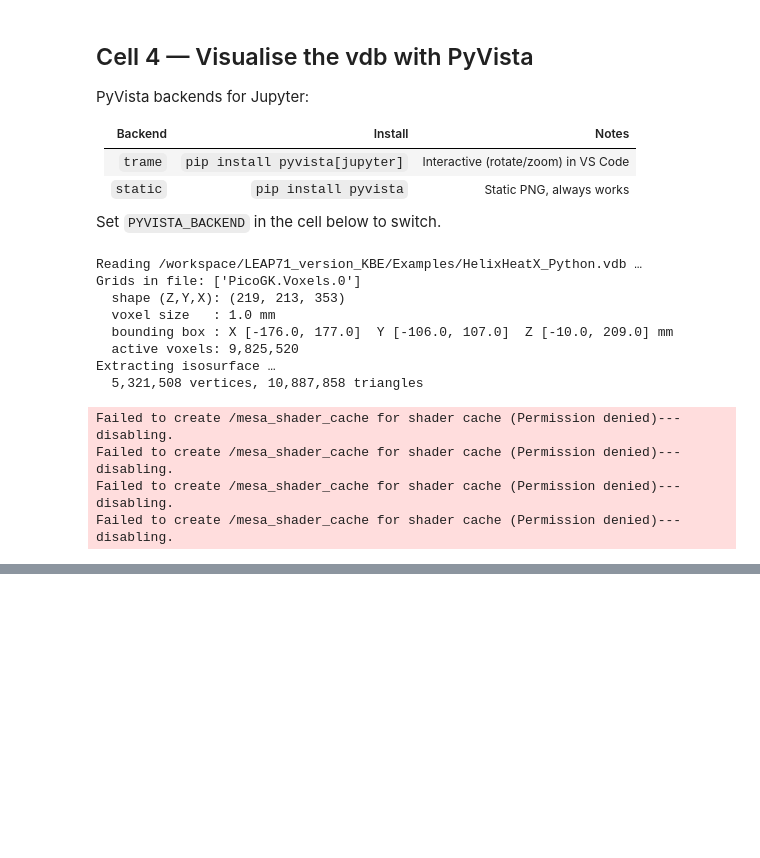
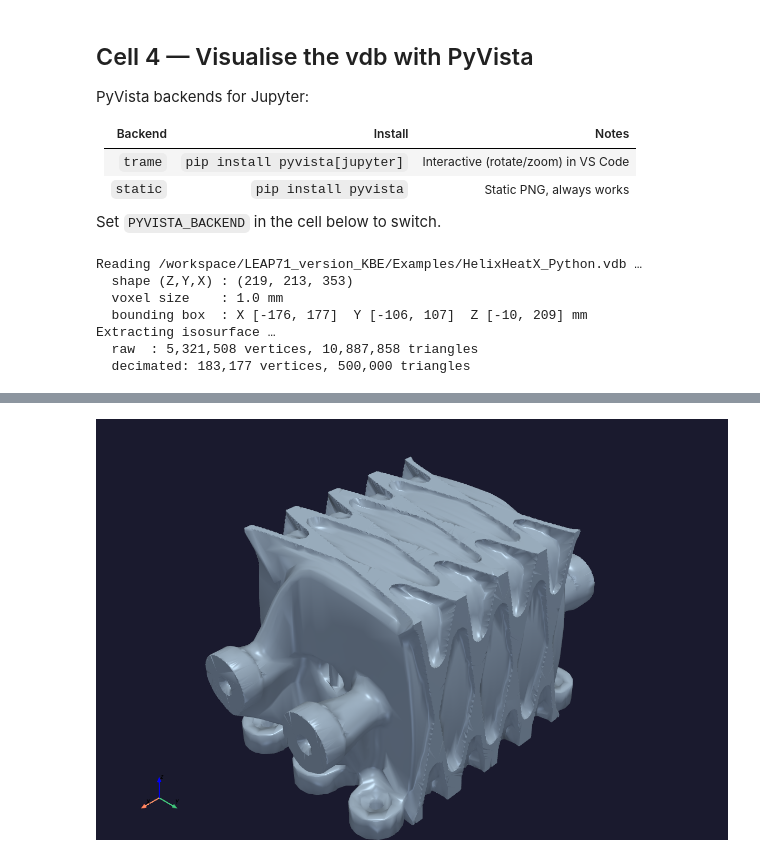
Before and after one commit to HuiLucas/LEAP71_version_KBE, a Jupyter notebook: notebooks/HelixHeatX_Python.ipynb, the cells around one changed output, grey strips where cells are left out. Drawn from its saved outputs; the diff is of its cells as text; code cells hidden in the pictures; blank space fills up the shorter version.

Commit message:
made vdb plot work

```diff
--- a/notebooks/HelixHeatX_Python.ipynb
+++ b/notebooks/HelixHeatX_Python.ipynb
@@ -910,9 +910,11 @@ except ModuleNotFoundError as exc:
         "pyvista not found — install with:  pip install 'pyvista[jupyter]'"
     ) from exc
 
-import sys
+import os, sys
 import numpy as np
-from pathlib import Path
+
+# Suppress Mesa shader-cache permission noise
+os.environ['MESA_SHADER_CACHE_DISABLE'] = '1'
 
 # ── make vdb_numpy importable ──────────────────────────────────────────────
 VDB_READER_DIR = REPO_ROOT / 'vdb_reader'
@@ -928,11 +930,11 @@ except ImportError as exc:
         f"  cd {VDB_READER_DIR} && python setup.py build_ext --inplace"
     ) from exc
 
+# 'static'  → offline PNG embedded in the cell (always works, no WebGL needed)
+# 'trame'   → interactive rotate/zoom (requires working WebGL in VS Code webview)
+PYVISTA_BACKEND = 'static'
+pv.set_jupyter_backend(PYVISTA_BACKEND)
 pv.global_theme.allow_empty_mesh = True
-
-# 'trame' → interactive rotate/zoom in VS Code/Jupyter; 'static' → plain PNG
-PYVISTA_BACKEND = 'trame'
-pv.set_jupyter_backend(PYVISTA_BACKEND)
 
 if not vdb_PATH.exists():
     raise FileNotFoundError(
@@ -941,60 +943,56 @@ if not vdb_PATH.exists():
 
 # ── load VDB → dense numpy array ──────────────────────────────────────────
 print(f'Reading {vdb_PATH} …')
-print('Grids in file:', vdb_numpy.list_grids(str(vdb_PATH)))
-
-# Returns (arr[Z,Y,X], (ox,oy,oz), voxel_size_mm)
 arr, origin, voxel_size = vdb_numpy.read_vdb_as_numpy(str(vdb_PATH))
 nz, ny, nx = arr.shape
 ox, oy, oz = origin
-print(f'  shape (Z,Y,X): {arr.shape}')
-print(f'  voxel size   : {voxel_size} mm')
-print(f'  bounding box : X [{ox:.1f}, {ox + nx*voxel_size:.1f}]  '
-      f'Y [{oy:.1f}, {oy + ny*voxel_size:.1f}]  '
-      f'Z [{oz:.1f}, {oz + nz*voxel_size:.1f}] mm')
-print(f'  active voxels: {np.count_nonzero(arr != arr.flat[0]):,}')
+print(f'  shape (Z,Y,X) : {arr.shape}')
+print(f'  voxel size    : {voxel_size} mm')
+print(f'  bounding box  : '
+      f'X [{ox:.0f}, {ox+nx*voxel_size:.0f}]  '
+      f'Y [{oy:.0f}, {oy+ny*voxel_size:.0f}]  '
+      f'Z [{oz:.0f}, {oz+nz*voxel_size:.0f}] mm')
 
 # ── build PyVista ImageData from the SDF volume ───────────────────────────
-# The VDB stores a narrow-band Signed Distance Field (SDF):
-#   sdf < 0  →  inside the solid
-#   sdf > 0  →  outside (air)
-#   sdf = 0  →  the surface
-#
-# C-order flatten of (Z,Y,X) gives X-fastest layout that PyVista expects.
+# SDF: negative = inside solid, positive = air, surface at 0.
+# C-order flatten of (Z,Y,X) → X varies fastest, as PyVista expects.
 grid = pv.ImageData(
     dimensions=(nx, ny, nz),
     spacing=(voxel_size, voxel_size, voxel_size),
     origin=(ox, oy, oz),
 )
-grid.point_data['sdf'] = arr.flatten()   # X fastest ✓
+grid.point_data['sdf'] = arr.flatten()
 
-# ── extract the iso-surface at SDF == 0 ──────────────────────────────────
+# ── extract iso-surface at sdf == 0, then decimate for fast rendering ─────
 print('Extracting isosurface …')
 surface = grid.contour([0.0], scalars='sdf')
-print(f'  {surface.n_points:,} vertices, {surface.n_cells:,} triangles')
+print(f'  raw  : {surface.n_points:,} vertices, {surface.n_cells:,} triangles')
+
+target_ratio = min(1.0, 500_000 / max(surface.n_cells, 1))
+if target_ratio < 1.0:
+    surface = surface.decimate(1.0 - target_ratio)
+    print(f'  decimated: {surface.n_points:,} vertices, {surface.n_cells:,} triangles')
 
 # ── render ────────────────────────────────────────────────────────────────
-pl = pv.Plotter(notebook=True)
+pl = pv.Plotter(notebook=True, off_screen=True, window_size=(1200, 800))
+pl.set_background('#1a1a2e')
 pl.add_mesh(
     surface,
-    color='#b0b8c8',
+    color='#8ca0b8',
     smooth_shading=True,
-    specular=0.5,
-    specular_power=20,
+    specular=0.6,
+    specular_power=30,
+    ambient=0.2,
 )
-pl.add_axes()
+pl.add_axes(label_size=(0.04, 0.04))
 pl.camera_position = 'iso'
+pl.camera.zoom(1.2)
 pl.show()
 # %% [output]
 Reading /workspace/LEAP71_version_KBE/Examples/HelixHeatX_Python.vdb …
-Grids in file: ['PicoGK.Voxels.0']
-  shape (Z,Y,X): (219, 213, 353)
-  voxel size   : 1.0 mm
-  bounding box : X [-176.0, 177.0]  Y [-106.0, 107.0]  Z [-10.0, 209.0] mm
-  active voxels: 9,825,520
+  shape (Z,Y,X) : (219, 213, 353)
+  voxel size    : 1.0 mm
+  bounding box  : X [-176, 177]  Y [-106, 107]  Z [-10, 209] mm
 Extracting isosurface …
-  5,321,508 vertices, 10,887,858 triangles
+  raw  : 5,321,508 vertices, 10,887,858 triangles
+  decimated: 183,177 vertices, 500,000 triangles
-Failed to create /mesa_shader_cache for shader cache (Permission denied)---disabling.
-Failed to create /mesa_shader_cache for shader cache (Permission denied)---disabling.
-Failed to create /mesa_shader_cache for shader cache (Permission denied)---disabling.
-Failed to create /mesa_shader_cache for shader cache (Permission denied)---disabling.
@@ -1001,0 +999 @@ Widget(value='<iframe src="http://localhost:39019/index.html?ui=P_0x730177729f50
+[figure, added]
```
Also changed, not shown: parts of 1 cell of this notebook.
